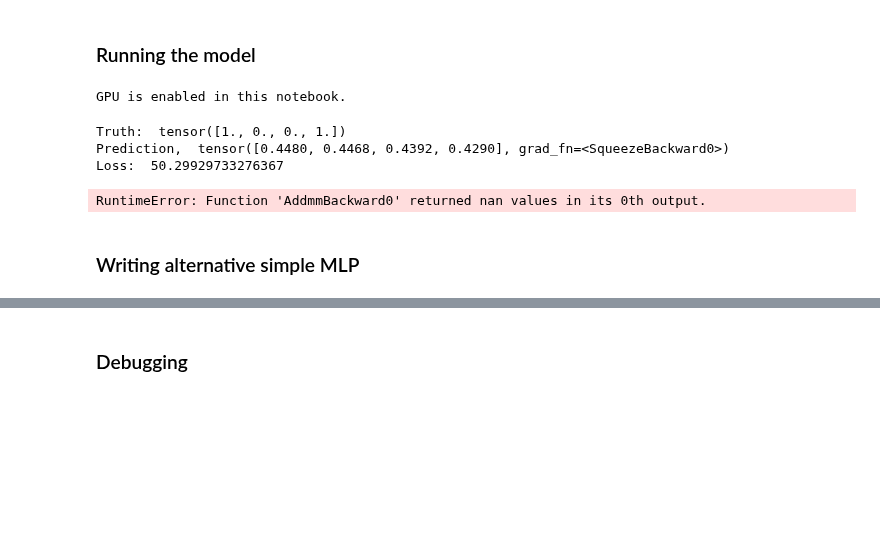
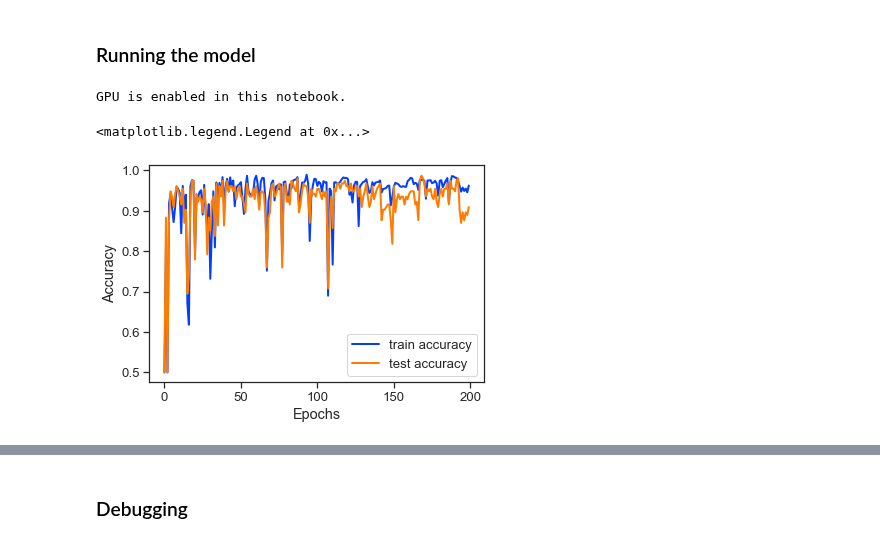
Before and after one commit to NevVerVer/Neuromatch_2022_EcoG_movements, a Jupyter notebook: dataset_exploration/train_baseline_model.ipynb, the cells around one changed output, grey strips where cells are left out. Drawn from its saved outputs; the diff is of its cells as text; code cells hidden in the pictures; blank space fills up the shorter version.

Commit message:
train baseline classification (1/0 movement) model CNN

```diff
--- a/dataset_exploration/train_baseline_model.ipynb
+++ b/dataset_exploration/train_baseline_model.ipynb
@@ -218,13 +230,17 @@ class EcogNET(nn.Module):
         # it is possible to take into account the closeness of channels
         # -> put tensor of n_freqs x 8 x 8 into the NET
 
-        self.conv1  = nn.Conv2d(in_channels=n_freqs, out_channels=32, kernel_size=3)  # make 6 x 6
+        self.conv1  = nn.Conv2d(in_channels=n_freqs, out_channels=64, kernel_size=3)  # make 6 x 6
         self.relu1  = nn.ReLU()
-        self.bnorm1 = nn.BatchNorm2d(num_features=32)  # probably C is channels for B x C x H x W input
+        self.bnorm1 = nn.BatchNorm2d(num_features=64)  # probably C is channels for B x C x H x W input
 
-        self.conv2  = nn.Conv2d(in_channels=32, out_channels=64, kernel_size=3)       # make 4 x 4
+        self.conv2  = nn.Conv2d(in_channels=64, out_channels=128, kernel_size=3)       # make 4 x 4
+        self.bnorm2 = nn.BatchNorm2d(num_features=128)
         self.relu2  = nn.ReLU()
-        self.bnorm2 = nn.BatchNorm2d(num_features=64)
+
+        self.conv3  = nn.Conv2d(in_channels=128, out_channels=64, kernel_size=3, padding=1)       # keep 4 x 4
+        self.bnorm3 = nn.BatchNorm2d(num_features=64)
+        self.relu3  = nn.ReLU()
 
         # flatten (x.view)
 
@@ -244,15 +260,19 @@ class EcogNET(nn.Module):
         # conv 8 x 8 -> 6 x 6
         out = self.conv1(x)
         out = self.relu1(out)
-        out = self.bnorm1(out)
 
         # conv 6 x 6 -> 4 x 4
         out = self.conv2(out)
+        out = self.bnorm2(out)
         out = self.relu2(out)
-        out = self.bnorm2(out)
+
+        # conv 4 x 4 -> 4 x 4
+        out = self.conv3(out)
+        out = self.bnorm3(out)
+        out = self.relu3(out)
 
         # flatten before fully-connected
-        out = out.reshape(out.shape[0], -1)
+        out = out.reshape(-1, 64 * 4 * 4)
 
         # fully-conected
         out = self.linear1(out)
@@ -532,28 +615,19 @@ def run_nn(args, model, train_loader, test_loader):
 # %% [markdown]
 ### Running the model
 # %%
+os.environ['CUDA_LAUNCH_BLOCKING'] = "0"
+
 DEVICE = set_device()
-DEVICE = 'cpu'
 
-os.environ['CUDA_LAUNCH_BLOCKING'] = "1"
-
-args = {'n_epochs': 10,
+args = {'n_epochs': 200,
         'device': DEVICE,
-        'lr': 5e-3,
+        'lr': 1e-3,
         'momentum': 0.9,
         'lambda_l1': 0.1,
         'lambda_l2': 0.1}
 
 model = EcogNET().float().to(DEVICE)
 
-with torch.autograd.detect_anomaly():
-
-    test_acc_list, train_acc_list, trained_model = run_nn(args, model, train_loader, test_loader)
+test_acc_list, train_acc_list, test_loss_list, train_loss_list, trained_model = run_nn(args, model, train_loader, test_loader)
 # %% [output]
 GPU is enabled in this notebook.
-Truth:  tensor([1., 0., 0., 1.])
-Prediction,  tensor([0.4480, 0.4468, 0.4392, 0.4290], grad_fn=<SqueezeBackward0>)
-Loss:  50.29929733276367
-RuntimeError: Function 'AddmmBackward0' returned nan values in its 0th output.
-# %% [markdown]
-### Writing alternative simple MLP
@@ -578,0 +634,9 @@ class SomeNET(nn.Module):
+# %%
+plt.plot(np.arange(args['n_epochs']), train_acc_list, label='train accuracy', linewidth=2)
+plt.plot(np.arange(args['n_epochs']), test_acc_list, label='test accuracy', linewidth=2)
+plt.xlabel('Epochs')
+plt.ylabel("Accuracy")
+plt.legend()
+# %% [output]
+<matplotlib.legend.Legend at 0x...>
+[figure, added]
```
Also changed, not shown: parts of 29 cells of this notebook, 1 other file.
